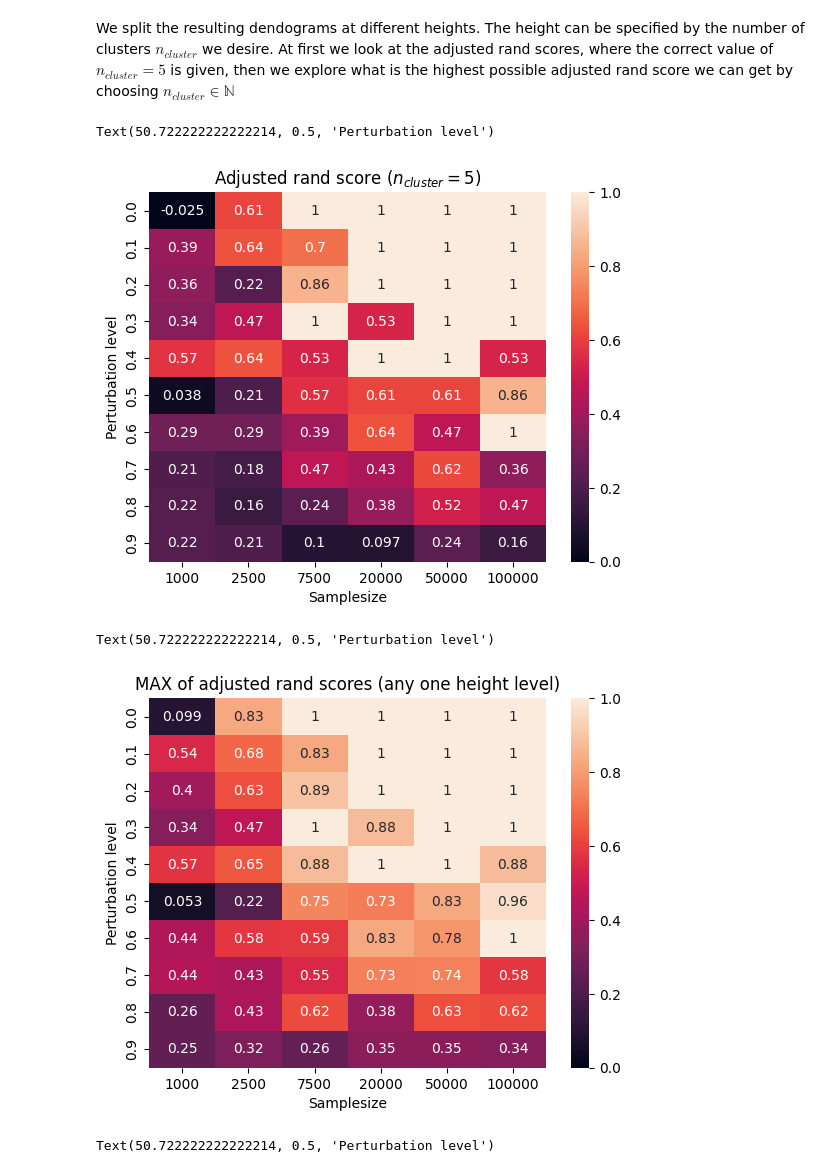
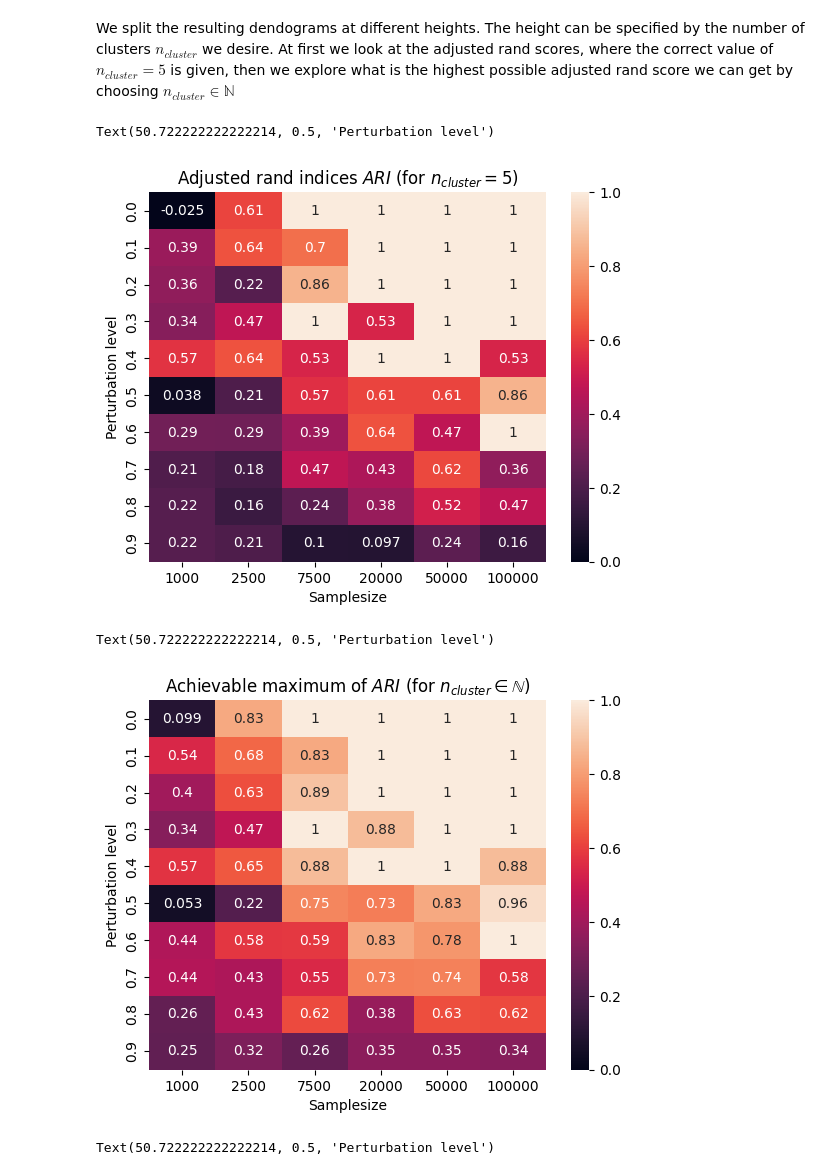
Before and after one commit to MichaelBonart/BachelorThesis, a Jupyter notebook: src/evaluation/noise_comparison.ipynb, the cells around one changed output. Drawn from its saved outputs; the diff is of its cells as text; code cells hidden in the pictures.

Commit message:
updated plots

```diff
--- a/src/evaluation/noise_comparison.ipynb
+++ b/src/evaluation/noise_comparison.ipynb
@@ -109,20 +109,22 @@ all_max_ar_scores=[[np.max(l) for l in row] for row in all_ar_scores]
 all_sum_ar_scores=[[np.sum(l) for l in row] for row in all_ar_scores]
 # %%
 sns.heatmap([[l[5] for l in row] for row in all_ar_scores],vmin=0,vmax=1, xticklabels=sample_sizes, yticklabels=noise_levels, annot=True)
-plt.title("Adjusted rand score $(n_{cluster} =5)$")
+plt.title("Adjusted rand indices $ARI$ (for $n_{cluster} =5$)")
 plt.xlabel("Samplesize")
 plt.ylabel("Perturbation level")
 # %% [output]
 Text(50.722222222222214, 0.5, 'Perturbation level')
-[figure, old version]
+[figure, new version]
 # %%
 sns.heatmap(all_max_ar_scores,vmin=0,vmax=1, xticklabels=sample_sizes, yticklabels=noise_levels, annot=True)
-plt.title("MAX of adjusted rand scores (any one height level)")
+#plt.title("Achievable maximum of $ARI$  $(\\text{for } n_{cluster}\in \mathbb{N})$")
+plt.title("Achievable maximum of $ARI$ (for $n_{cluster}\in \mathbb{N}$)")
+#plt.title("maximum $ARI$ (when cutting at any one height level)")
 plt.xlabel("Samplesize")
 plt.ylabel("Perturbation level")
 # %% [output]
 Text(50.722222222222214, 0.5, 'Perturbation level')
-[figure, old version]
+[figure, new version]
 # %%
 sns.heatmap(all_sum_ar_scores,vmin=0, xticklabels=sample_sizes, yticklabels=noise_levels, annot=True)
 plt.title("SUM of Adjusted rand scores $(n_{cluster} \in \mathbb{N})$")
```
Also changed, not shown: 2 other files.
